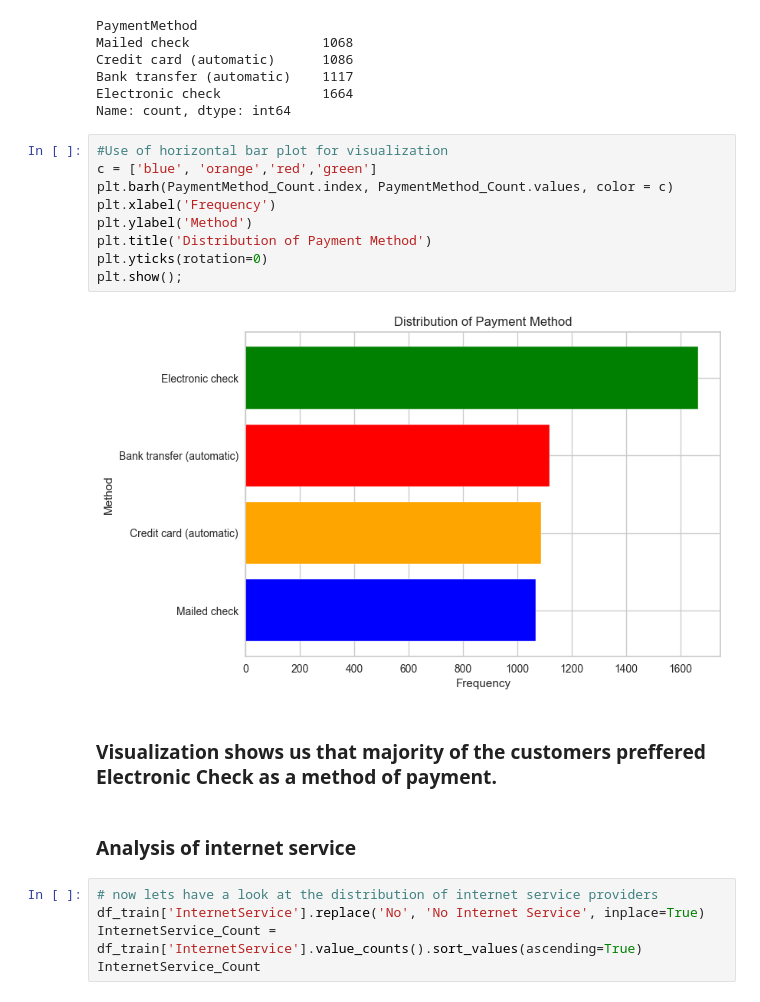
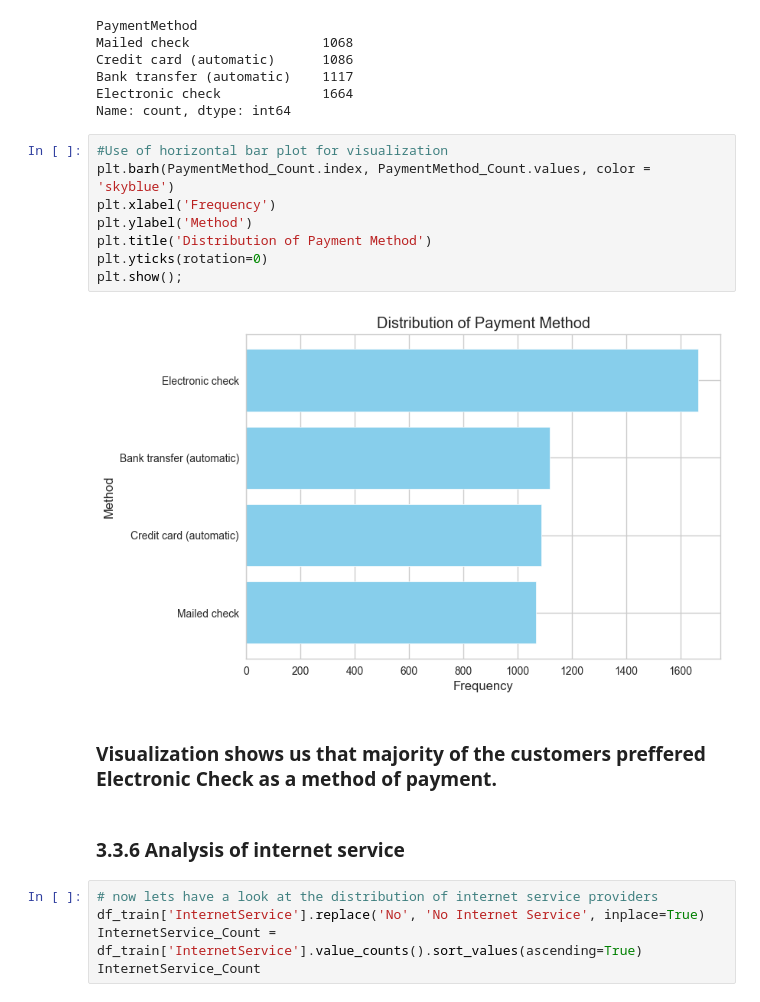
Before and after one commit to phinmaiyo/Telco-Churn-Analysis, a Jupyter notebook: Telco_Churn.ipynb, the cells around one changed output. Drawn from its saved outputs; the diff is of its cells as text.

```diff
--- a/Telco_Churn.ipynb
+++ b/Telco_Churn.ipynb
@@ -1163,19 +1155,18 @@ Electronic check             1664
 Name: count, dtype: int64
 # %%
 #Use of horizontal bar plot for visualization
-c = ['blue', 'orange','red','green']
-plt.barh(PaymentMethod_Count.index, PaymentMethod_Count.values, color = c)
+plt.barh(PaymentMethod_Count.index, PaymentMethod_Count.values, color = 'skyblue')
 plt.xlabel('Frequency')
 plt.ylabel('Method')
 plt.title('Distribution of Payment Method')
 plt.yticks(rotation=0)
 plt.show();
 # %% [output]
-[figure, old version]
+[figure, new version]
 # %% [markdown]
 ### Visualization shows us that majority of the customers preffered Electronic Check as a method of payment.
 # %% [markdown]
-### Analysis of internet service
+### 3.3.6 Analysis of internet service
 # %%
 # now lets have a look at the distribution of internet service providers
 df_train['InternetService'].replace('No', 'No Internet Service', inplace=True)
```
Also changed, not shown: parts of 47 cells of this notebook, 20 other files.
